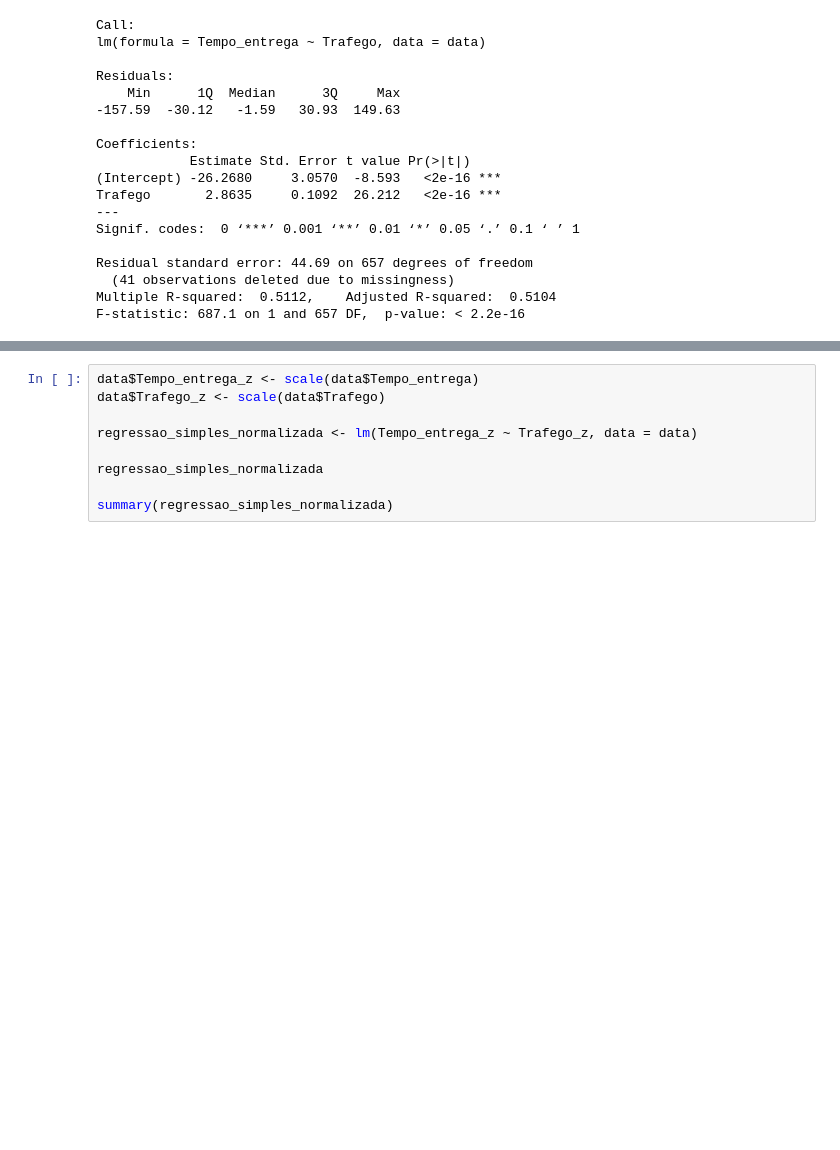
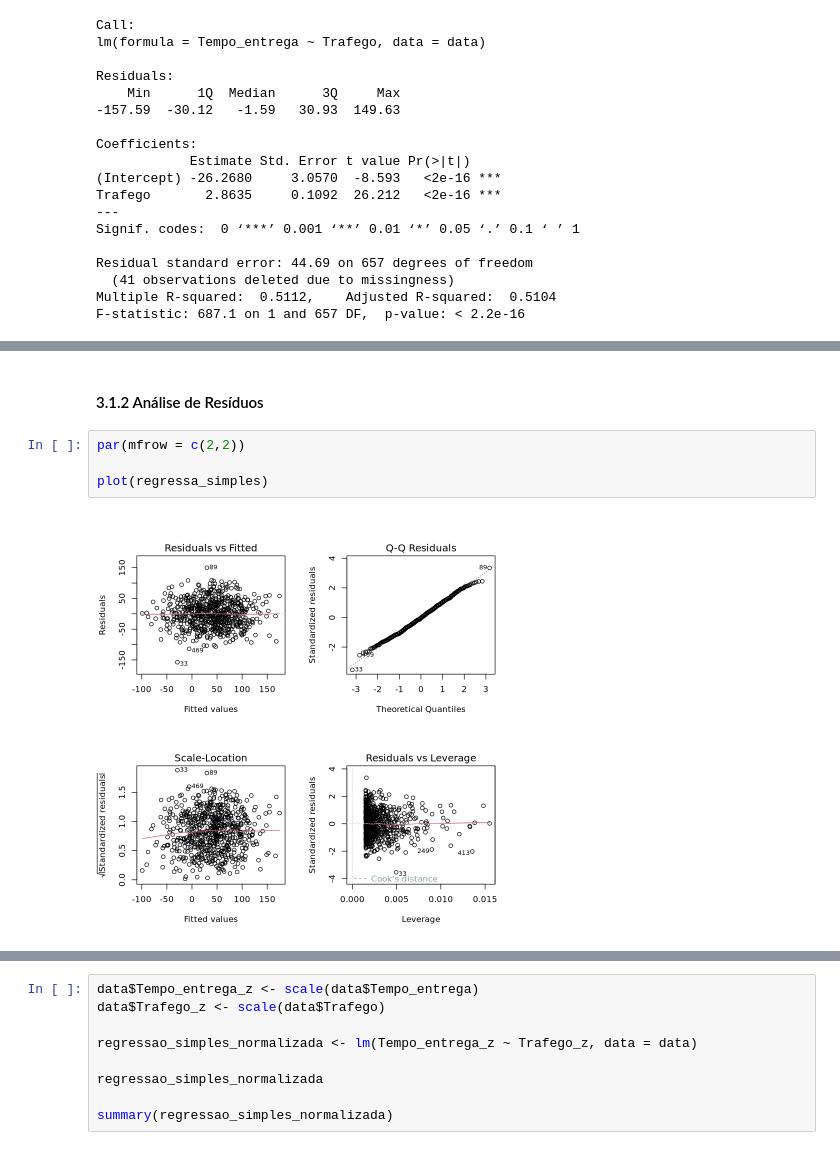
Before and after one commit to daviidjoshua/roteiro-estatistica-aplicada, a Jupyter notebook: main.ipynb, the cells around one changed output, grey strips where cells are left out. Saved outputs shown, nothing was run; the diff lists cells and outputs as text; blank space fills up the shorter version.

Commit message:
fix: Análise da Regressão Linear simples corrigida

```diff
--- a/main.ipynb
+++ b/main.ipynb
@@ -389,0 +404,8 @@ Vamos tentar a mesma coisa, mas com os dados normalizados.
+# %% [markdown]
+#### 3.1.2 Análise de Resíduos
+# %%
+par(mfrow = c(2,2))
+
+plot(regressa_simples)
+# %% [output]
+[figure, added]
```
Also changed, not shown: parts of 17 cells of this notebook.
